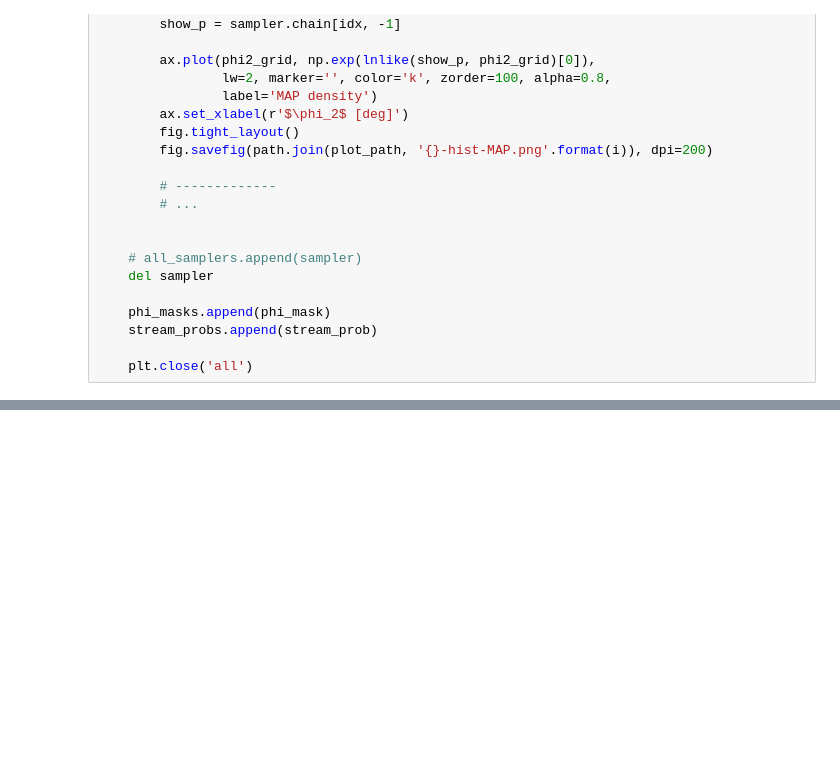
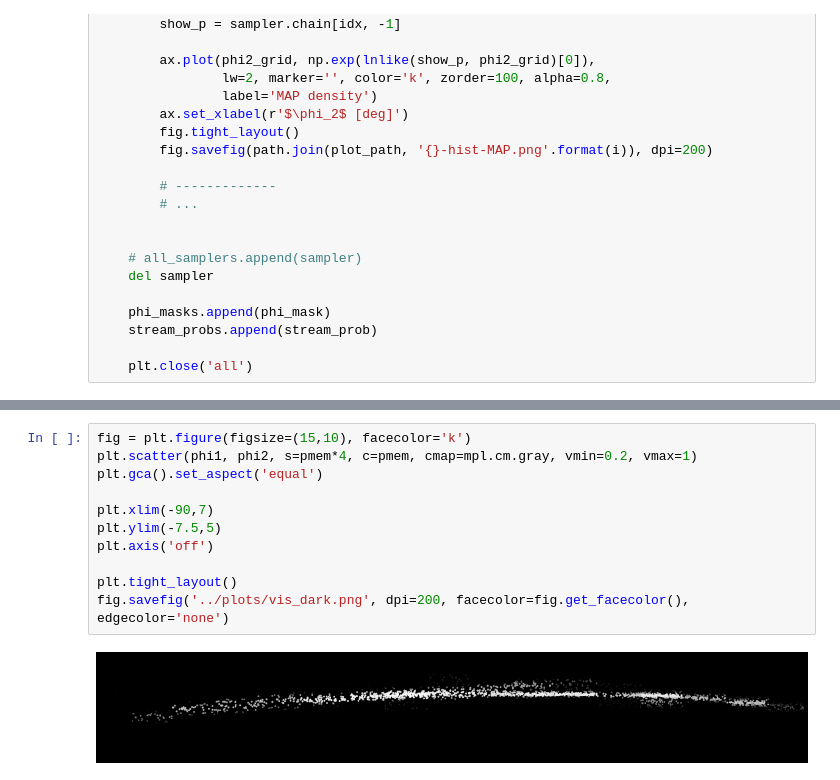
Before and after one commit to adrn/GD1-DR2, a Jupyter notebook: notebooks/Full-stream-probs.ipynb, the cells around one changed output, grey strips where cells are left out. Drawn from its saved outputs; the diff is of its cells as text; blank space fills up the shorter version.

```diff
--- a/notebooks/Full-stream-probs.ipynb
+++ b/notebooks/Full-stream-probs.ipynb
@@ -321,0 +357,13 @@ fig.set_facecolor('w')
+# %%
+fig = plt.figure(figsize=(15,10), facecolor='k')
+plt.scatter(phi1, phi2, s=pmem*4, c=pmem, cmap=mpl.cm.gray, vmin=0.2, vmax=1)
+plt.gca().set_aspect('equal')
+
+plt.xlim(-90,7)
+plt.ylim(-7.5,5)
+plt.axis('off')
+
+plt.tight_layout()
+fig.savefig('../plots/vis_dark.png', dpi=200, facecolor=fig.get_facecolor(), edgecolor='none')
+# %% [output]
+[figure, added]
```
Also changed, not shown: parts of 6 cells of this notebook, 3 other files.
